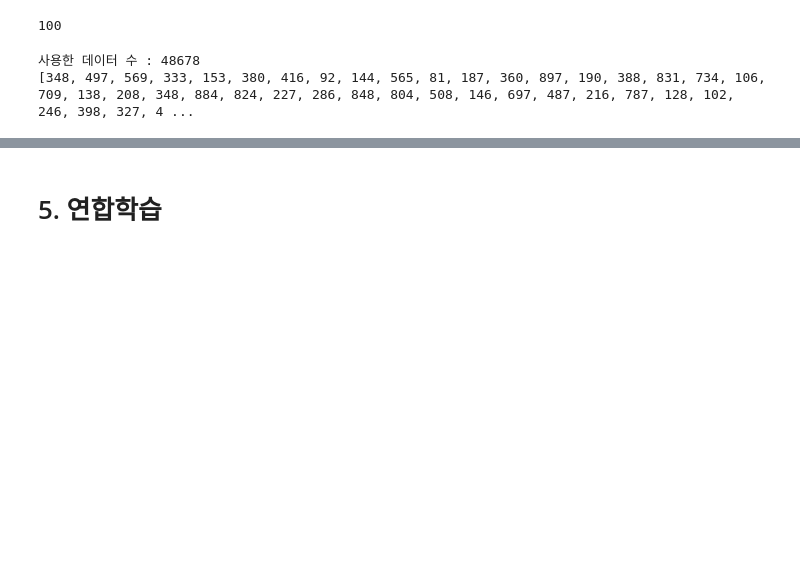
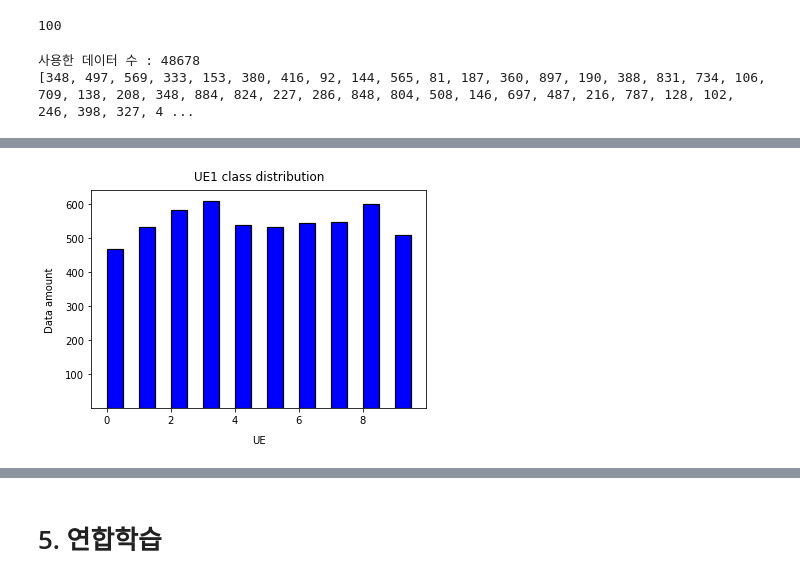
Before and after one commit to kyh980909/Federated-Learning-Simulation, a Jupyter notebook: Untitled-Copy1.ipynb, the cells around one changed output, grey strips where cells are left out. Cells and saved outputs as stored; diff of their text form; code cells hidden in the pictures; blank space fills up the shorter version.

```diff
--- a/Untitled-Copy1.ipynb
+++ b/Untitled-Copy1.ipynb
@@ -63,19 +63,3 @@ for i in range(100):
 # %% [output]
 사용한 데이터 수 : 48678
 [348, 497, 569, 333, 153, 380, 416, 92, 144, 565, 81, 187, 360, 897, 190, 388, 831, 734, 106, 709, 138, 208, 348, 884, 824, 227, 286, 848, 804, 508, 146, 697, 487, 216, 787, 128, 102, 246, 398, 327, 4 ...
-# %%
-for x in range(100):
-    print(len(UE[x]['y_train']))
-
-    temp = []
-
-    for a in Counter(UE[x]['y_train']).values():
-        temp.append(a)
-
-    bar_chart = plt.bar(np.arange(10), temp, width=0.5, bottom=2, align='edge', label='A',
-                        color='b', edgecolor='black', linewidth=1.2)
-
-    plt.title(f'UE{x+1} class distribution', pad=10)
-    plt.xlabel('UE', labelpad=10)
-    plt.ylabel('Data amount', labelpad=10)
-    plt.show()
@@ -95,0 +66,68 @@ for x in range(100):
+# %%
+import random
+from sklearn.model_selection import train_test_split
+from collections import Counter
+
+(x_train, y_train), (x_test, y_test) = datasets.mnist.load_data()
+
+x_train = x_train.reshape(60000, 28, 28, 1)
+x_test = x_test.reshape(10000, 28, 28, 1)
+x_train = np.pad(x_train, ((0, 0), (2, 2), (2, 2), (0, 0)), 'constant')
+x_test = np.pad(x_test, ((0, 0), (2, 2), (2, 2), (0, 0)), 'constant')
+idx = np.argsort(y_test)
+x_train_sorted = x_test[idx]
+y_train_sorted = y_test[idx]
+
+UE_NUM = 10
+
+UE = []
+for _ in range(UE_NUM):
+    UE.append({"x_train": [], "y_train": []})
+
+random.seed(45)
+
+total = 0
+random_num_list = []
+for _ in range(UE_NUM):
+    random_num = random.randrange(1000, 12000)
+    total += random_num
+    random_num_list.append(random_num)
+
+x_eval_dataset = x_train[total:]
+y_eval_dataset = y_train[total:]
+
+start = 0
+for i in range(UE_NUM):
+    if i == 0:
+        UE[i]['x_train'] = x_train[:random_num_list[i]]
+        UE[i]['y_train'] = y_train[:random_num_list[i]]
+    else:
+        UE[i]['x_train'] = x_train[start:start+random_num_list[i]]
+        UE[i]['y_train'] = y_train[start:start+random_num_list[i]]
+    start += random_num_list[i]
+
+x_train, x_test, y_train, y_test = [], [], [], []
+for i in range(UE_NUM):
+    x_train_temp, x_test_temp, y_train_temp, y_test_temp = train_test_split(
+        UE[i]['x_train'], UE[i]['y_train'], test_size=0.2, random_state=45)
+    x_train.append(x_train_temp)
+    x_test.append(x_test_temp)
+    y_train.append(y_train_temp)
+    y_test.append(y_test_temp)
+
+for x in range(10):
+    print(len(UE[x]['y_train']))
+
+    temp = []
+
+    for a in Counter(UE[x]['y_train']).values():
+        temp.append(a)
+
+    bar_chart = plt.bar(np.arange(10), temp, width=0.5, bottom=2, align='edge', label='A',
+                        color='b', edgecolor='black', linewidth=1.2)
+
+    plt.title(f'UE{x+1} class distribution', pad=10)
+    plt.xlabel('UE', labelpad=10)
+    plt.ylabel('Data amount', labelpad=10)
+    plt.show()
+# %% [output]
@@ -95,0 +135 @@ for x in range(100):
+[figure, added]
```
Also changed, not shown: parts of 2 cells of this notebook, 4 other files.
